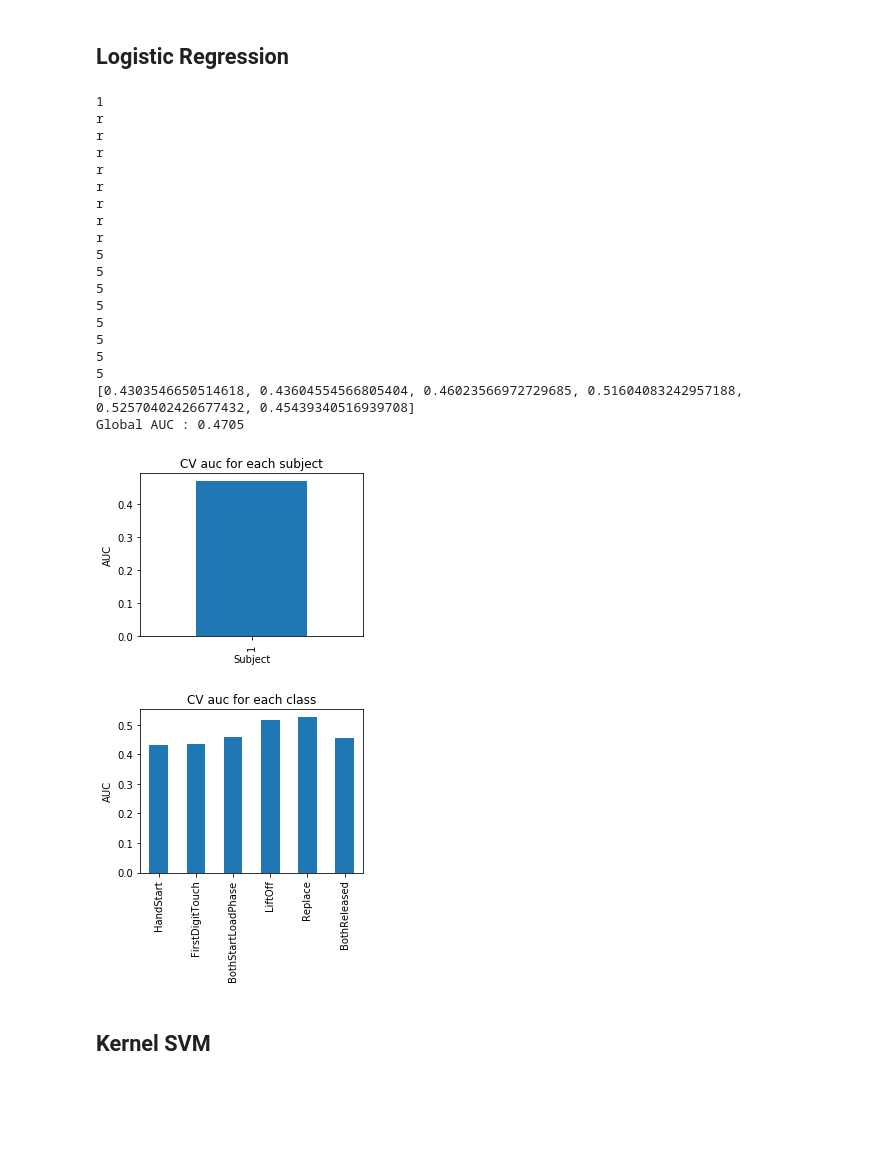
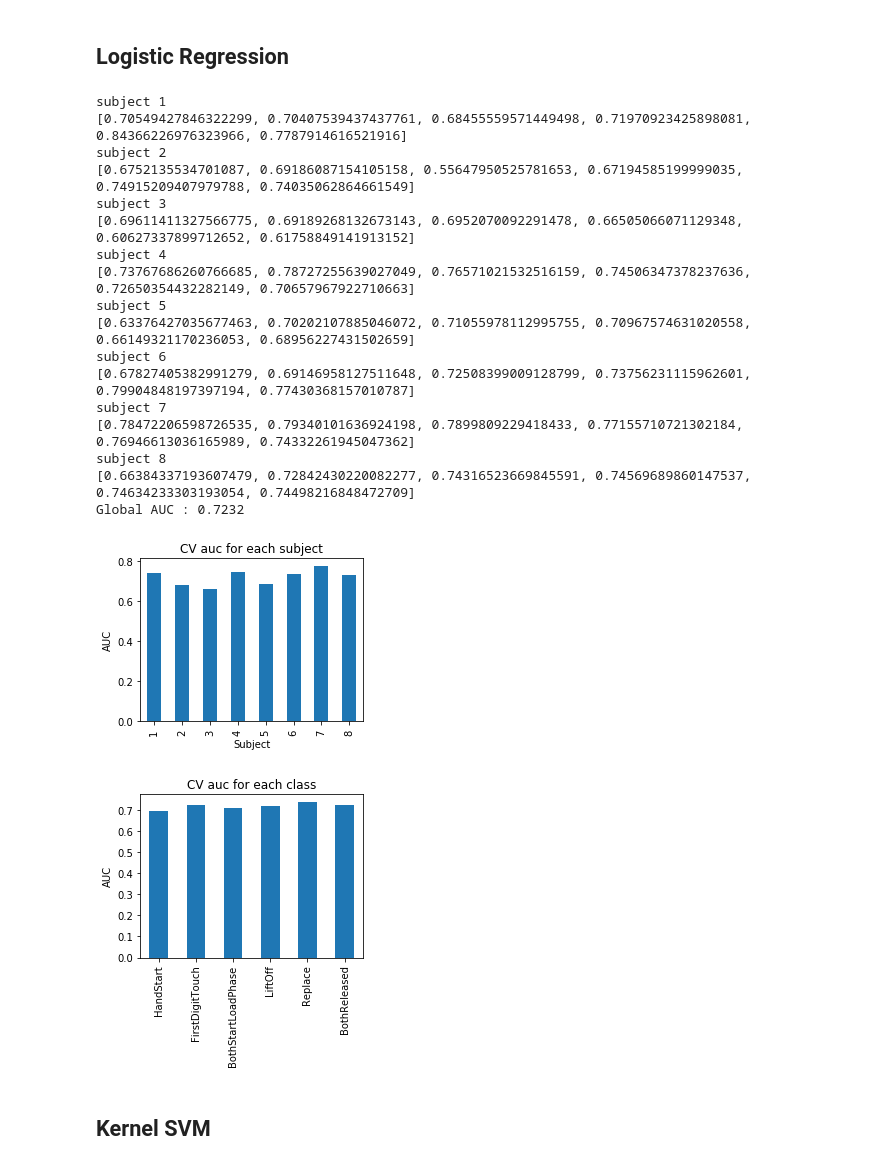
Before and after one commit to shimalice/GAL_EEG, a Jupyter notebook: test.ipynb, the cells around one changed output. Saved outputs shown, nothing was run; the diff lists cells and outputs as text; code cells hidden in the pictures; blank space fills up the shorter version.

```diff
--- a/test.ipynb
+++ b/test.ipynb
@@ -135,8 +136,9 @@ def cut_off(X, fs):
 
     return X_prep
 
-scaler= StandardScaler()
+
 def data_preprocess_train(X):
+    scaler= StandardScaler()
     X_prep = scaler.fit_transform(X)
 #     X_prep = preprocess_fir_filter(X_prep, 100.0)
 #     X_prep = cut_off(X, 50.0)
@@ -145,6 +147,7 @@ def data_preprocess_train(X):
     return X_prep
 
 def data_preprocess_test(X):
+    scaler= StandardScaler()
     X_prep = scaler.transform(X)
     #ここで他のpreprocessingを追加
     return X_prep
@@ -432,0 +466,14 @@ plt.ylabel("Amplitude")
+# %%
+Fs = 150.0;  # sampling rate
+Ts = 1.0/Fs; # sampling interval
+t = np.arange(0,1,Ts) # time vector
+
+ff = 5;   # frequency of the signal
+y = np.sin(2*np.pi*ff*t)
+plt.figure()
+plt.plot(y, "b", label="Amp")
+plt.axis("tight")
+plt.legend(loc="upper right")
+plt.xlabel("points")
+# plt.xlim([0,10000])
+plt.ylabel("Amp")
@@ -575,19 +714,17 @@ series = range(1,9)
 ## Logistic Regression
 # %%
 #######number of subjects###############
-subjects = range(1,2)
+subjects = range(1,9)
 auc_tot = []
 pred_tot = []
 y_tot = []
 ###loop on subjects and 8 series for train data + 2 series for test data
-for subject in subjects:
+for i, subject in enumerate(subjects):
     y_raw= []
     raw = []
     sequence = []
     ################ READ DATA ################################################
-    print(1)
     for ser in series:
-        print("r")
         fname =  'input/train/subj%d_series%d_data.csv' % (subject,ser)
         data,labels=prepare_data_train(fname)
         raw.append(data)
@@ -610,7 +747,6 @@ for subject in subjects:
     pred = np.empty((X.shape[0],6))
 
     for train, test in cv.split(X, y, sequence):
-        print(i)
         X_train = X[train]
         X_test = X[test]
         y_train = y[train]
@@ -623,54 +759,53 @@ for subject in subjects:
     pred_tot.append(pred)
     y_tot.append(y)
     # get AUC
     auc = [roc_auc_score(y[:,i],pred[:,i]) for i in range(6)]
     auc_tot.append(auc)
+    print("subject", i + 1)
     print(auc)
 
 pred_tot = np.concatenate(pred_tot)
 y_tot = np.concatenate(y_tot)
 global_auc = [roc_auc_score(y_tot[:,i],pred_tot[:,i]) for i in range(6)]
 
 print('Global AUC : %.4f' % np.mean(global_auc))
 
 auc_tot = np.asarray(auc_tot)
 results = pd.DataFrame(data=auc_tot, columns=cols, index=subjects)
 results.to_csv('results_cv_auc.csv')
 
 plt.figure(figsize=(4,3))
 results.mean(axis=1).plot(kind='bar')
 plt.xlabel('Subject')
 plt.ylabel('AUC')
 plt.title('CV auc for each subject')
 plt.savefig('cross_val_auc_subject.png' ,bbox_inches='tight')
 
 plt.figure(figsize=(4,3))
 results.mean(axis=0).plot(kind='bar')
 plt.ylabel('AUC')
 plt.title('CV auc for each class')
 plt.savefig('cross_val_auc_class.png' ,bbox_inches='tight')
 # %% [output]
-1
-r
-r
-r
-r
-r
-r
-r
-r
-5
-5
-5
-5
-5
-5
-5
-5
-[0.4303546650514618, 0.43604554566805404, 0.46023566972729685, 0.51604083242957188, 0.52570402426677432, 0.45439340516939708]
-Global AUC : 0.4705
+subject 1
+[0.70549427846322299, 0.70407539437437761, 0.68455559571449498, 0.71970923425898081, 0.84366226976323966, 0.7787914616521916]
+subject 2
+[0.6752135534701087, 0.69186087154105158, 0.55647950525781653, 0.67194585199999035, 0.74915209407979788, 0.74035062864661549]
+subject 3
+[0.69611411327566775, 0.69189268132673143, 0.6952070092291478, 0.66505066071129348, 0.60627337899712652, 0.61758849141913152]
+subject 4
+[0.73767686260766685, 0.78727255639027049, 0.76571021532516159, 0.74506347378237636, 0.72650354432282149, 0.70657967922710663]
+subject 5
+[0.63376427035677463, 0.70202107885046072, 0.71055978112995755, 0.70967574631020558, 0.66149321170236053, 0.68956227431502659]
+subject 6
+[0.67827405382991279, 0.69146958127511648, 0.72508399009128799, 0.73756231115962601, 0.79904848197397194, 0.77430368157010787]
+subject 7
+[0.78472206598726535, 0.79340101636924198, 0.7899809229418433, 0.77155710721302184, 0.76946613036165989, 0.74332261945047362]
+subject 8
+[0.66384337193607479, 0.72842430220082277, 0.74316523669845591, 0.74569689860147537, 0.74634233303193054, 0.74498216848472709]
+Global AUC : 0.7232
-[figure, old version]
+[figure, new version]
-[figure, old version]
+[figure, new version]
 # %% [markdown]
 ## Kernel SVM
 # %% [markdown]
```
Also changed, not shown: parts of 19 cells of this notebook, 1 other file.
